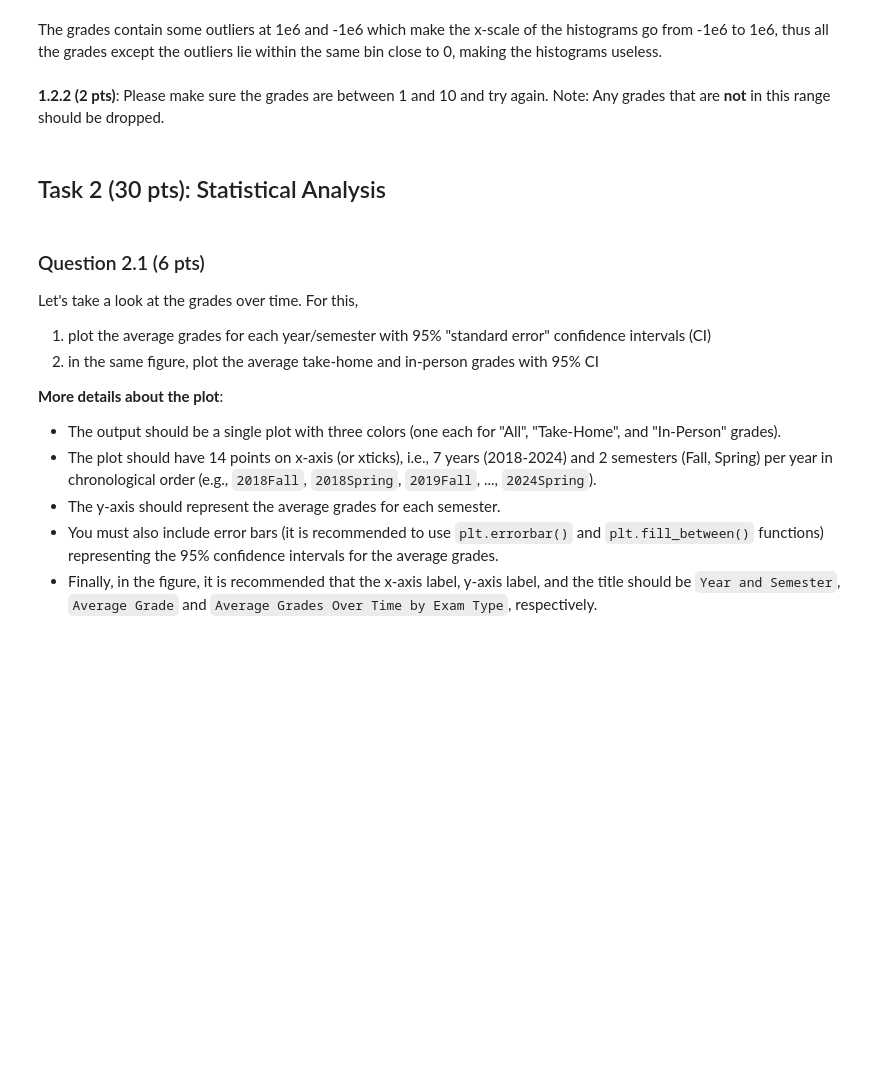
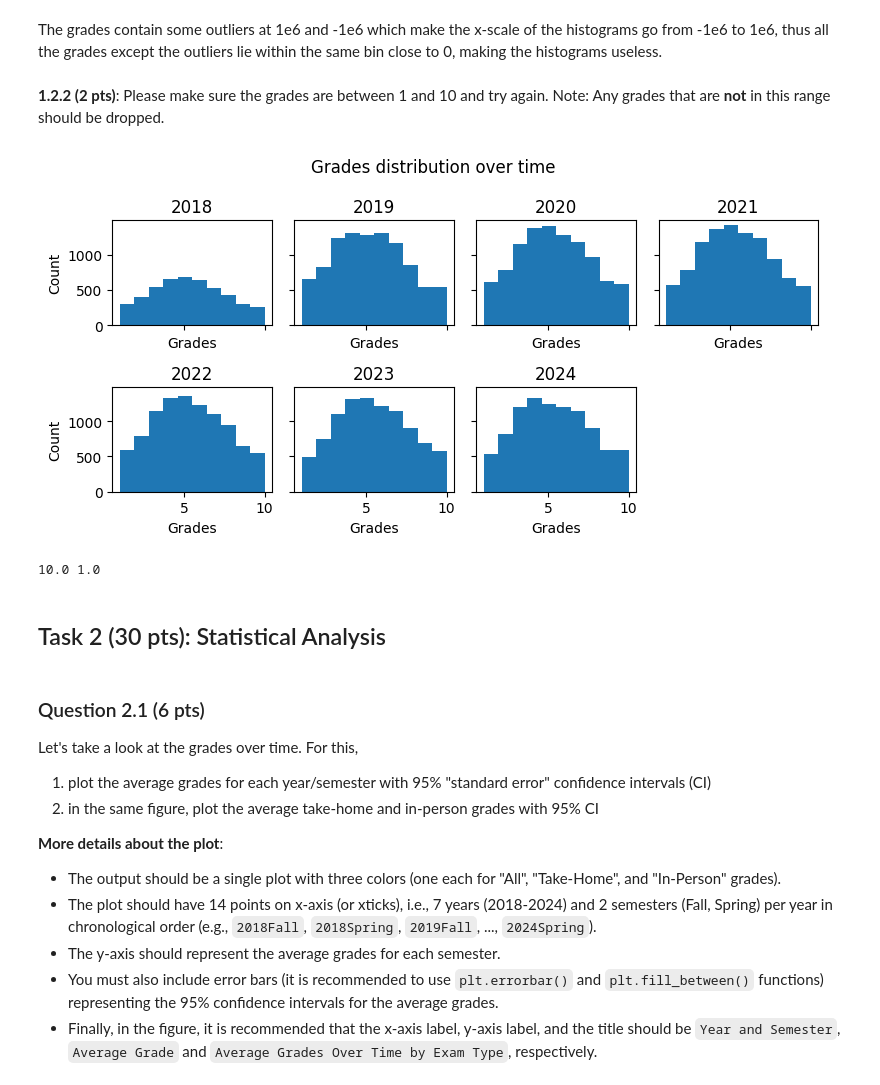
Before and after one commit to dbrantsc-8/Ada_2025, a Jupyter notebook: Homework/02_PROJECT_CHEATING_SCANDAL/2025_HW2.ipynb, the cells around one changed output. Drawn from its saved outputs; the diff is of its cells as text; code cells hidden in the pictures; blank space fills up the shorter version.

```diff
--- a/Homework/02_PROJECT_CHEATING_SCANDAL/2025_HW2.ipynb
+++ b/Homework/02_PROJECT_CHEATING_SCANDAL/2025_HW2.ipynb
@@ -174,27 +174,29 @@ The grades contain some outliers at 1e6 and -1e6 which make the x-scale of the h
 # %%
 ### YOUR CODE BELOW (THE **OUTPUT** OF THIS CELL WILL BE USED FOR EVALUATION) ###
 df = df[(1 <= df['grade']) & (df['grade'] <= 10)]
 
 fig, ax = plt.subplots(ncols = 4, nrows = 2, sharex = True, sharey = True, figsize = (8,4))
 years = sorted(df['year'].unique())
 for i, (axe, year) in enumerate(zip(ax.flatten(), years)):
-    axe.hist(x = df[df['year'] == year]['grade'], bins = 10
-             )
+    axe.hist(x = df[df['year'] == year]['grade'], bins = 10)
     axe.set_title(year)
     if i % 4 == 0:
         axe.set_ylabel('Count')
     axe.set_xlabel('Grades')
 
 # Remove unused plot
 ax.flatten()[-1].axis('off')
 
 plt.suptitle('Grades distribution over time')
 plt.tight_layout()
 plt.show()
 
 ### DO NOT MODIFY THE FOLLOWING LINES ###
 # print the maximum and minimum grade after grade range conversion
 print(df['grade'].max(), df['grade'].min())
+# %% [output]
+[figure, added]
+10.0 1.0
 # %% [markdown]
 ## Task 2 (30 pts): Statistical Analysis
 # %% [markdown]
```
Also changed, not shown: parts of 7 cells of this notebook.
